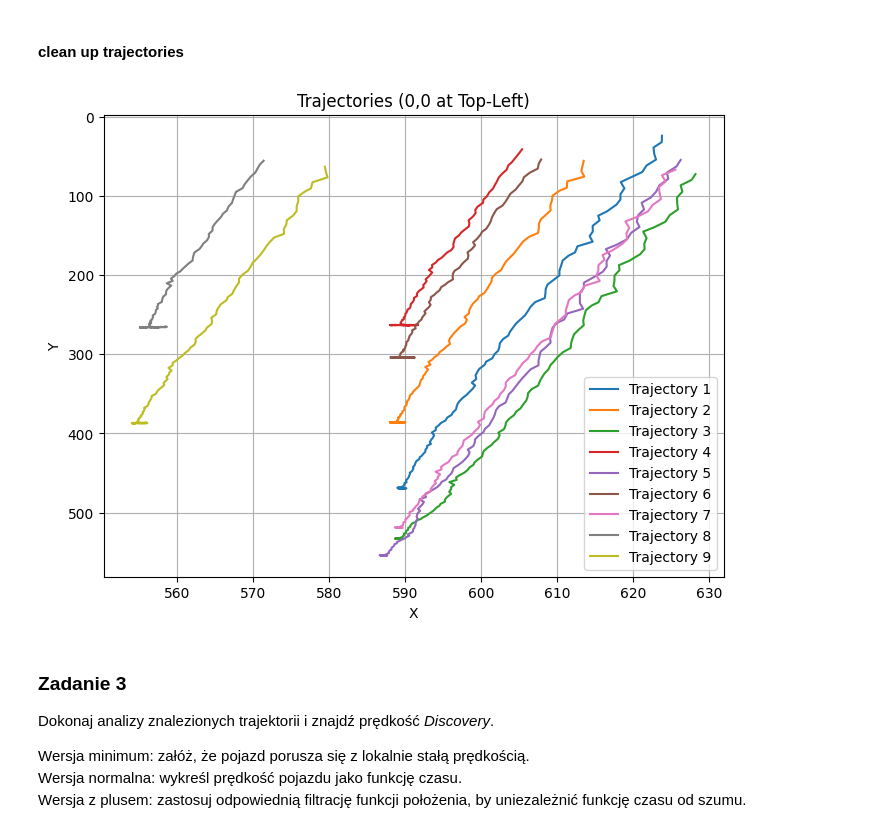
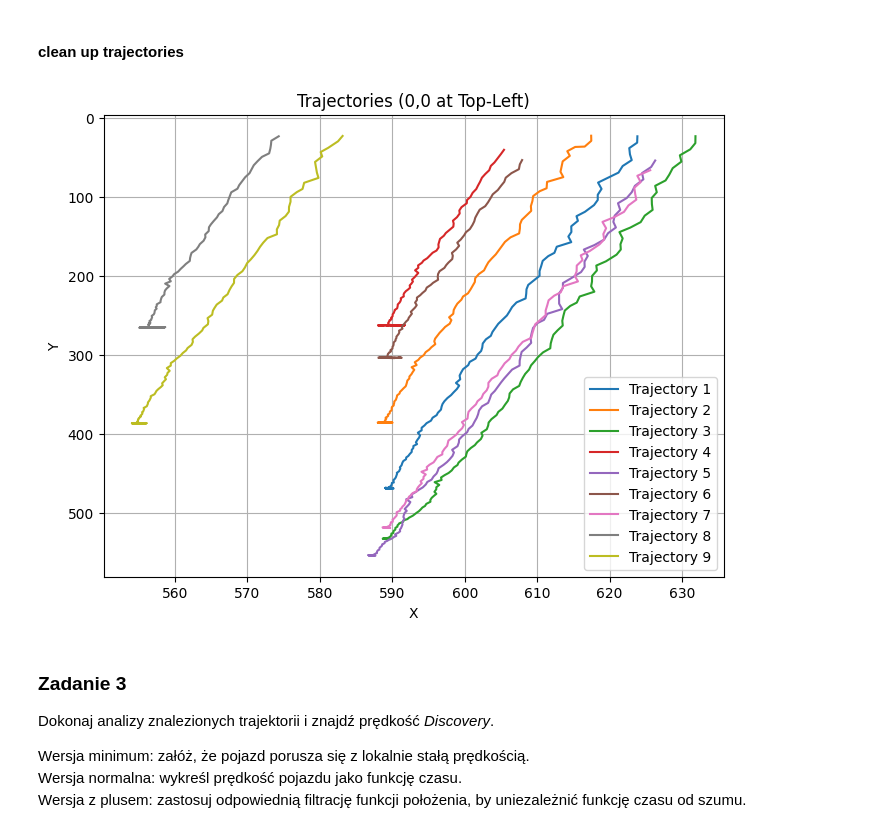
Before and after one commit to piotrdurniat/image-and-video-analysis-and-processing, a Jupyter notebook: lab8/Lab8.2_zadanie.ipynb, the cells around one changed output. Saved outputs shown, nothing was run; the diff lists cells and outputs as text; code cells hidden in the pictures.

```diff
--- a/lab8/Lab8.2_zadanie.ipynb
+++ b/lab8/Lab8.2_zadanie.ipynb
@@ -188,7 +188,7 @@ def initialize_video_source(source: cv2.VideoCapture):
     return status, frame_next
 
 
-def calculate_optical_flow_params():
+def optical_flow_params():
     """Return the parameters for Lucas-Kanade optical flow calculation."""
     lk_params = dict(
         winSize=(17, 17),
@@ -253,7 +253,9 @@ def create_animation(frames):
 
 def base_loop_with_animation(
     source: cv2.VideoCapture,
-) -> tuple[Optional[Any], list[NDArray[np.uint8]], list[NDArray[np.float32]]]:
+) -> tuple[
+    Optional[Any], list[NDArray[np.uint8]] | None, list[NDArray[np.float32]] | None
+]:
     # Initialize video source and parameters
     status, frame_next = initialize_video_source(source)
     if not status:
@@ -261,7 +263,7 @@ def base_loop_with_animation(
 
     mask = get_mask(frame_next)
     frame_next_gray = cv2.cvtColor(frame_next, cv2.COLOR_BGR2GRAY)
-    lk_params = calculate_optical_flow_params()
+    lk_params = optical_flow_params()
     color = np.random.randint(0, 255, (100, 3))
 
     # Detect initial features
@@ -370,19 +372,42 @@ def save_trajectories_to_json(trajectories, filename="trajectories.json"):
     ]
     with open(filename, "w") as file:
         json.dump(trajectories_serializable, file, indent=4)
+
+
+def load_trajectories_from_json(filename="trajectories.json"):
+    """Load trajectories from a JSON file."""
+    with open(filename, "r") as file:
+        trajectories_serializable = json.load(file)
+
+    trajectories = [
+        np.array(trajectory, dtype=np.float32)
+        for trajectory in trajectories_serializable
+    ]
+    return trajectories
 # %%
 save_trajectories_to_json(trajectories)
+# %%
+trajectories = load_trajectories_from_json()
 # %% [markdown]
 #### clean up trajectories
 # %%
-def remove_last_n_elements(trajectories, n=6):
+def remove_last_n_elements(
+    trajectories: list[NDArray[np.float32]], idxs: list[int], n: int = 6
+):
     """Remove the first n elements from each trajectory."""
-    return [trajectory[:-n] for trajectory in trajectories]
+    new_trajectories = []
+    for i, trajectory in enumerate(trajectories):
+        if i in idxs:
+            trajectory = trajectory[:-n]
+        new_trajectories.append(trajectory)
+    return new_trajectories
+
+    # return [trajectory[:-n] for trajectory in trajectories]
 # %%
-new_trajectories = remove_last_n_elements(trajectories, 6)
+new_trajectories = remove_last_n_elements(trajectories, [0, 3, 4, 5, 6], 6)
 plot_trajectories_xy(new_trajectories)
 # %% [output]
-[figure, old version]
+[figure, new version]
 # %% [markdown]
 ### Zadanie 3
 
```
Also changed, not shown: parts of 12 cells of this notebook, 1 other file.
